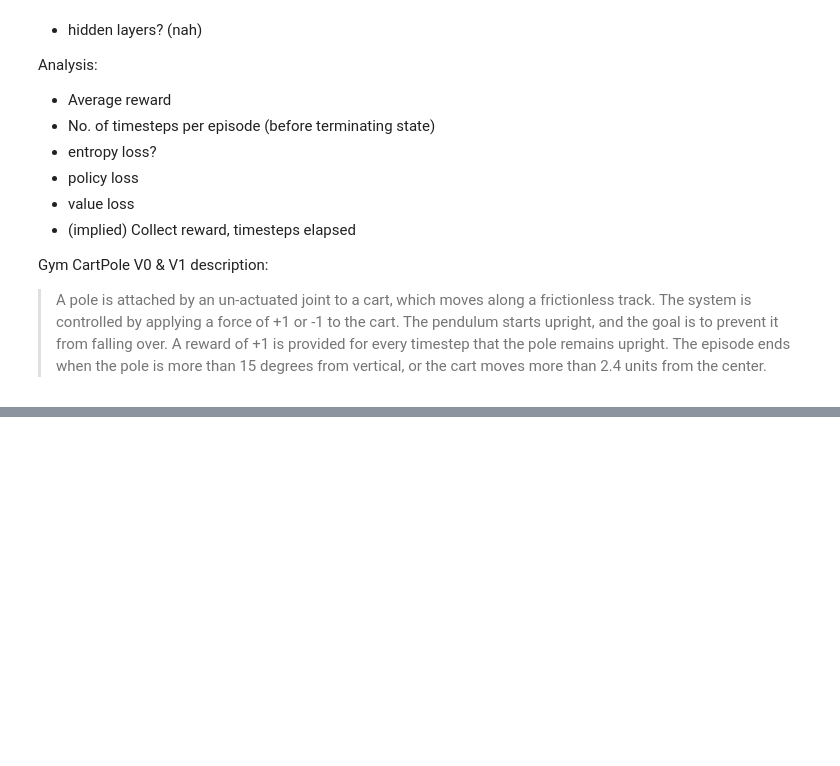
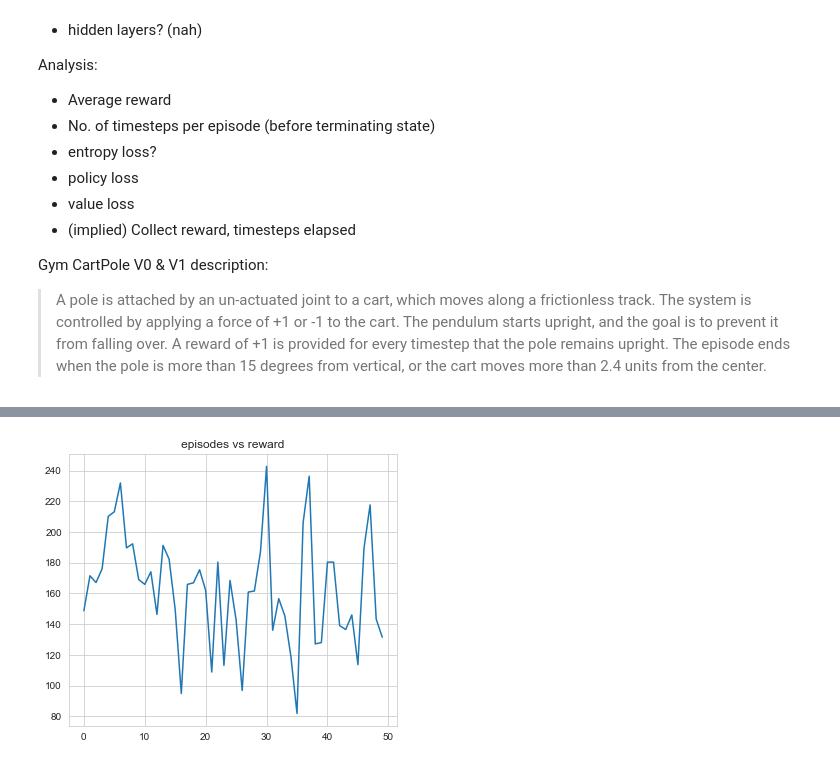
Before and after one commit to feiphoon/inm707-joint-coursework, a Jupyter notebook: src/cartpole/actor_critic_evaluation.ipynb, the cells around one changed output, grey strips where cells are left out. Saved outputs shown, nothing was run; the diff lists cells and outputs as text; code cells hidden in the pictures; blank space fills up the shorter version.

```diff
--- a/src/cartpole/actor_critic_evaluation.ipynb
+++ b/src/cartpole/actor_critic_evaluation.ipynb
@@ -125,15 +108,15 @@ Gym CartPole V0 & V1 description:
 
 >A pole is attached by an un-actuated joint to a cart, which moves along a frictionless track. The system is controlled by applying a force of +1 or -1 to the cart. The pendulum starts upright, and the goal is to prevent it from falling over. A reward of +1 is provided for every timestep that the pole remains upright. The episode ends when the pole is more than 15 degrees from vertical, or the cart moves more than 2.4 units from the center.
 # %%
-def plot_rewards_episodes(experiment_rewards: list):
+def plot_rewards_episodes(episode_idx: int, experiment_rewards: list):
     clear_output(True)
     plt.figure(figsize=(20,5))
     plt.subplot(131)
     plt.title("episodes vs reward")
-    plt.plot(reward)
+    plt.plot(experiment_rewards)
     plt.show()
 
-def plot_timesteps_episodes(timesteps_elapsed: list):
+def plot_timesteps_episodes(episode_idx: int, timesteps_elapsed: list):
     clear_output(True)
     plt.figure(figsize=(20,5))
     plt.subplot(141)
@@ -161,7 +144,7 @@ def sample_one_episode(env: gym.Env, model: ActorCritic):
 
     return total_reward, timestep_counter
 # %%
-def update_returns(next_value: torch.Tensor, rewards: List[torch.FloatTensor], masks: List[int], gamma: float) -> List[torch.Tensor]:
+def calculate_returns(next_value: torch.Tensor, rewards: List[torch.FloatTensor], masks: List[int], gamma: float) -> List[torch.Tensor]:
     calculated_returns = []
     # Calculate the accumulated returns
     # from the number of "reward steps to update".
@@ -170,7 +153,7 @@ def update_returns(next_value: torch.Tensor, rewards: List[torch.FloatTensor], m
 
     # Calculate discounted return & go backwards
     for _ in range(len(rewards))[::-1]:
-        R = rewards[_] + gamma * R * masks[step]
+        R = rewards[_] + gamma * R * masks[_]
         # Push return value R
         calculated_returns.insert(0, R)
     return calculated_returns
@@ -197,17 +180,17 @@ def make_env(env_id: str, rank: int, seed: int = 0) -> Callable:
 
 # Eduard = MSI RX 2080, 6 cores Intel Core i5 9600KF
 # Fei = 6 cores AMD Ryzen 5 3600, I'm not going to install ROCm
-NUM_CPU = 6  # Number of processes to use
+NUM_CPU: int = 6  # Number of processes to use
 
 # Parameters based on environment:
 NUM_OBSERVATIONS: int = env.observation_space.shape[0] # input
 NUM_ACTIONS: int = env.action_space.n # output
 
-
-LEARNING_RATE_LIST = [0.001, 0.002, 0.003]
+# Hyperparameters
+LEARNING_RATE_LIST: list = [0.001, 0.002, 0.003]
 
 # Create the vectorized environment
 envs = SubprocVecEnv([make_env("CartPole-v1", i) for i in range(NUM_CPU)])
 
-model = ActorCritic(num_inputs=NUM_INPUTS, num_outputs=NUM_OUTPUTS, hidden_layer_config=(10, 10)).to(device)
-optimiser = optim.RMSprop(model.parameters(), lr=0.001) # TODO
+model = ActorCritic(num_inputs=NUM_OBSERVATIONS, num_outputs=NUM_ACTIONS, hidden_layer_config=(10, 10)).to(device)
+optimiser = optim.Adam(model.parameters(), lr=0.001) # TODO
@@ -219,40 +200,43 @@ NameError: name 'set_random_seed' is not defined
 # - env.spec.reward_threshold 475.0
 # - falls over
 
-ENTROPY_REGULARISATION = 0.01 # Entropy regularisation weight/beta/coefficient
-VALUE_LOSS_COEFFICIENT = 0.1 # Have seen this as 0.5 and 0.1, we will choose the lower
-NUM_EPISODES = 10000
-NUM_REWARD_STEPS = 5
-episode_idx = 0
-experiment_rewards = []
-experiment_timesteps = []
+ENTROPY_REGULARISATION: float = 0.01 # Entropy regularisation weight/beta/coefficient
+VALUE_LOSS_COEFFICIENT: float = 0.5 # Have seen this as 0.5 and 0.1, we will choose the lower
+NUM_EPISODES: int = 100000
+NUM_REWARD_STEPS: int = 5
+GAMMA = 0.9
+episode_idx: int = 0
+experiment_rewards: list = []
+experiment_timesteps: list = []
 
-while episode_idx < tqdm(NUM_EPISODES):
+state = envs.reset()
+
+while episode_idx < NUM_EPISODES:
 
     # Structures to hold our records for updating
-    log_probs = []
-    values = []
-    rewards = []
+    log_probs: list = []
+    values: list = []
+    rewards: list = []
 
-    entropy = 0 # reset Entropy
+    entropy: int = 0 # reset Entropy
     # Our thresholding tensors which "turn off" returns
     # for the next_value (changes them to zero),
     # if the episode terminates before the 500 max
     # timesteps on Cartpole-v1 are reached.
-    masks = []
+    masks: list = []
 
     for _ in range(NUM_REWARD_STEPS):
-        state = torch.unsqueeze(torch.FloatTensor(state), 0).to(device)
+        state = torch.FloatTensor(state).to(device)
         probability_distribution, state_values = model(state)
         action_to_take = probability_distribution.sample()
 
-        next_state, reward, done, _ = env.step(action_to_take.cpu().detach().numpy())
+        next_state, reward, done, _ = envs.step(action_to_take.cpu().numpy())
         state = next_state
 
         # Update all the things:
         values.append(state_values)
 
-        log_prob = probability_distribution.log_prod(action_to_take)
+        log_prob = probability_distribution.log_prob(action_to_take)
         log_probs.append(log_prob)
 
         rewards.append(torch.unsqueeze(torch.FloatTensor(reward),1).to(device))
@@ -263,18 +247,47 @@ while episode_idx < tqdm(NUM_EPISODES):
         # 1 - returns for next value continue to be calculated.
         masks.append(torch.unsqueeze(torch.FloatTensor(1 - done),1).to(device))
 
+        # Increment episode counter
+        episode_idx += 1
 
+        if episode_idx % 1000 == 0:
+            experiment_rewards.append(np.mean([sample_one_episode(env, model) for _ in range(10)]))
+            print(len(experiment_rewards))
+            plot_rewards_episodes(episode_idx, experiment_rewards)
 
+    next_state = torch.FloatTensor(next_state).to(device)
+    _, next_state_value = model(next_state)
+    returns = calculate_returns(next_state_value, rewards, masks, GAMMA)
 
+    # Run the next code with no gradients kept, so that
+    # this can be a bit more efficient.
+    # with torch.no_grad():
+    # Update everything
+    log_probs= torch.cat(log_probs)
+    returns = torch.cat(returns).detach()
+    values = torch.cat(values)
 
+    advantage = returns - values
 
+    # Or policy loss
+    actor_loss = -(log_probs * advantage.detach()).mean()
 
+    # Or value loss - using MSE
+    critic_loss = advantage.pow(2).mean()
 
-        total_reward += reward
-        timestep_counter += 1
+    overall_loss = actor_loss + (VALUE_LOSS_COEFFICIENT * critic_loss) - (ENTROPY_REGULARISATION * entropy)
 
+    # Clear gradients in optimiser to zero
+    # so that we don't accumulate on
+    # past gradients.
+    optimiser.zero_grad()
 
-    reward, timesteps_elapsed = sample_one_episode(cartpole)
-    plot_rewards_episodes(results_list)
-    # plot_timesteps_episodes(timesteps_elapsed)
+    # Propagate loss/weights backwards
+    overall_loss.backward()
+
+    # Update model parameters
+    optimiser.step()
+
+    # TODO: Gradient clipping?
+    # nn.utils.clip_grad_norm_(model.parameters(), MAX_GRADIENT)
 # %% [output]
@@ -281,0 +294 @@ AttributeError: 'int' object has no attribute '_comparable'
+[figure, added]
```
Also changed, not shown: parts of 7 cells of this notebook.
